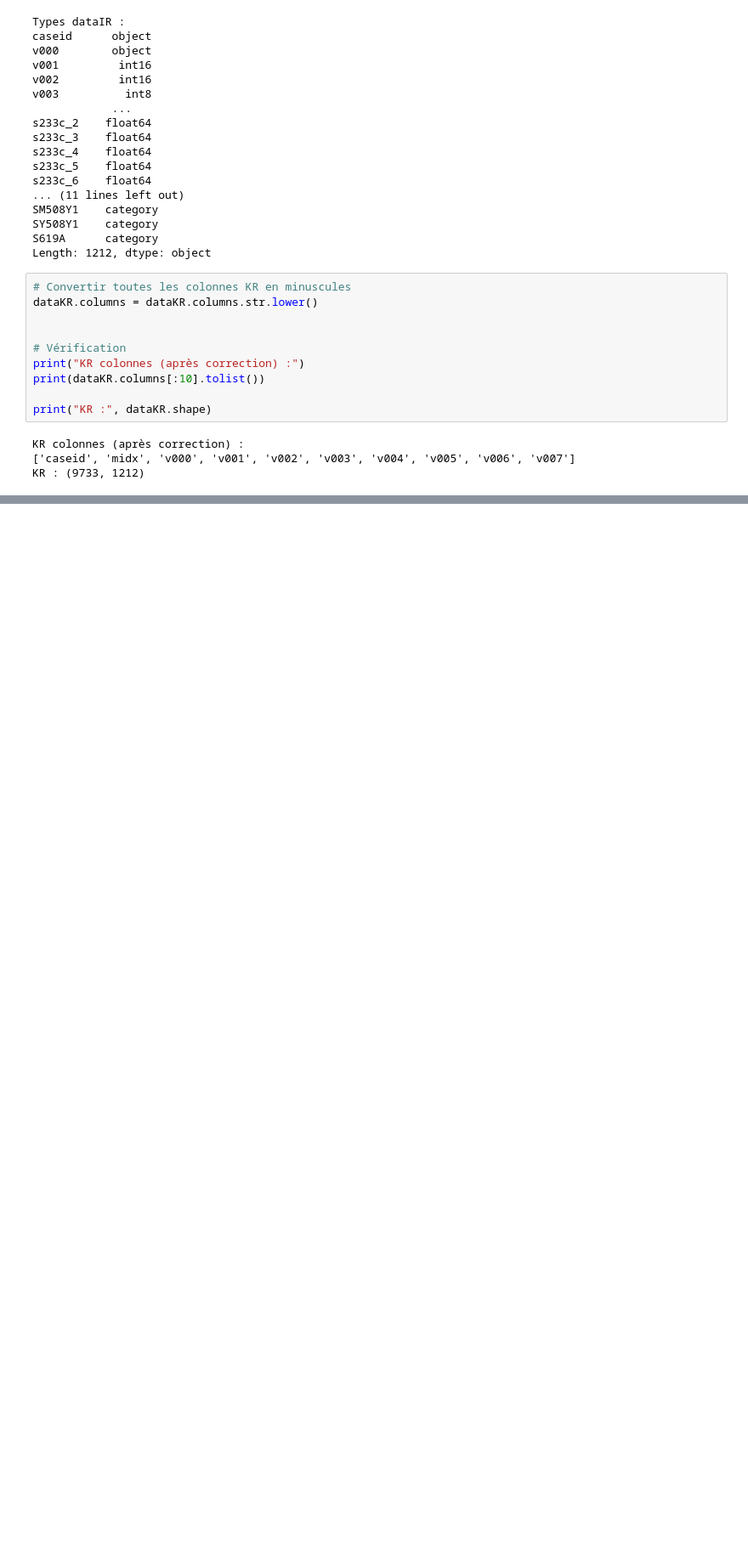
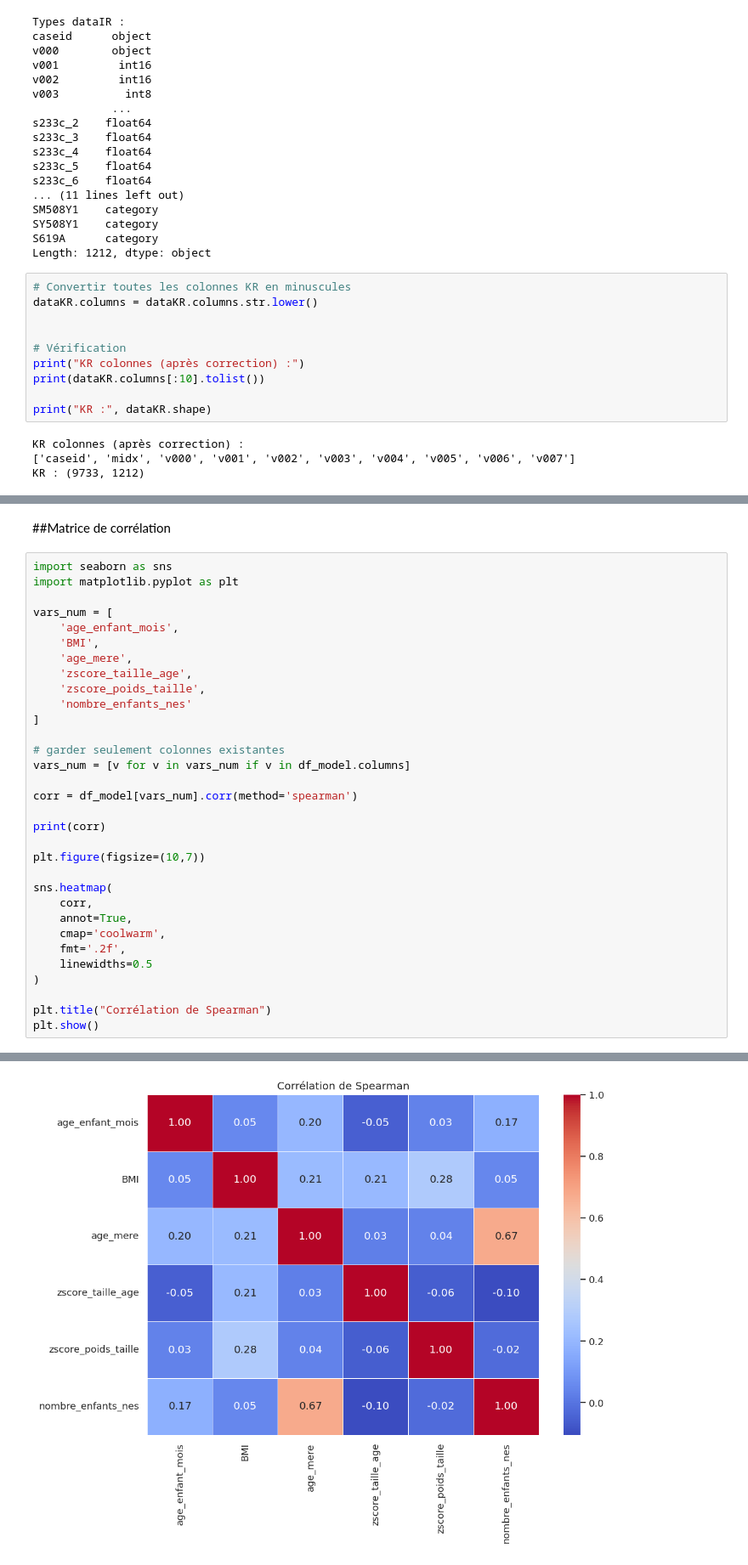
Before and after one commit to 13nerubepe/modele-regression-ordinal-multiniveau, a Jupyter notebook: fichierstatimod.ipynb, the cells around one changed output, grey strips where cells are left out. Shown at 85% size. Saved outputs shown, nothing was run; the diff lists cells and outputs as text; blank space fills up the shorter version.

```diff
--- a/fichierstatimod.ipynb
+++ b/fichierstatimod.ipynb
@@ -1556,0 +1210,35 @@ NameError: name 'rf' is not defined
+# %% [markdown]
+##Matrice de corrélation
+# %%
+import seaborn as sns
+import matplotlib.pyplot as plt
+
+vars_num = [
+    'age_enfant_mois',
+    'BMI',
+    'age_mere',
+    'zscore_taille_age',
+    'zscore_poids_taille',
+    'nombre_enfants_nes'
+]
+
+# garder seulement colonnes existantes
+vars_num = [v for v in vars_num if v in df_model.columns]
+
+corr = df_model[vars_num].corr(method='spearman')
+
+print(corr)
+
+plt.figure(figsize=(10,7))
+
+sns.heatmap(
+    corr,
+    annot=True,
+    cmap='coolwarm',
+    fmt='.2f',
+    linewidths=0.5
+)
+
+plt.title("Corrélation de Spearman")
+plt.show()
+# %% [output]
@@ -1556,0 +1260 @@ NameError: name 'rf' is not defined
+[figure, added]
```
Also changed, not shown: parts of 135 cells of this notebook, 9 other files.
